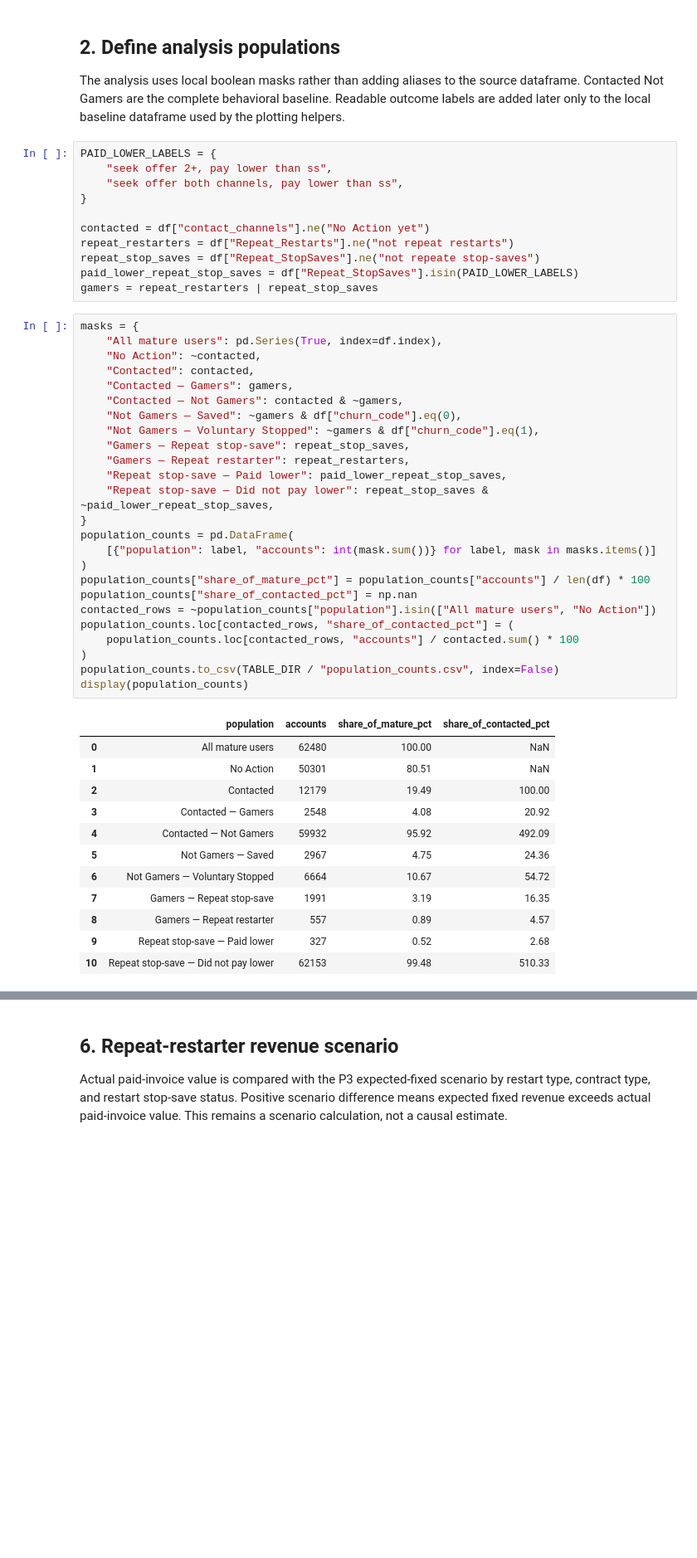
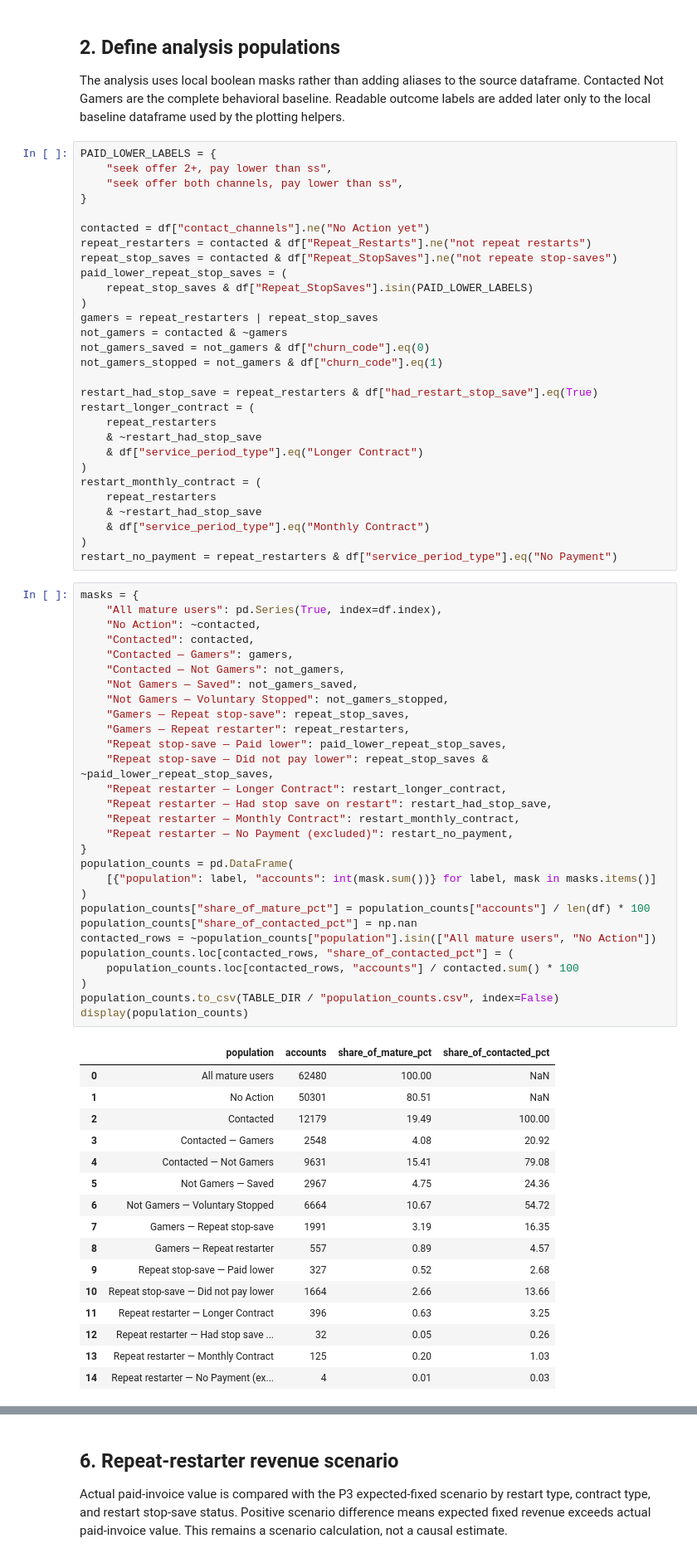
Before and after one commit to ying-gannett/stop_save_pChurn, a Jupyter notebook: src/notebooks/EDA_complete_v3.ipynb, the cells around one changed output, grey strips where cells are left out. Shown at 83% size. Drawn from its saved outputs; the diff is of its cells as text; blank space fills up the shorter version.

```diff
--- a/src/notebooks/EDA_complete_v3.ipynb
+++ b/src/notebooks/EDA_complete_v3.ipynb
@@ -136,48 +139,74 @@ PAID_LOWER_LABELS = {
 }
 
 contacted = df["contact_channels"].ne("No Action yet")
-repeat_restarters = df["Repeat_Restarts"].ne("not repeat restarts")
-repeat_stop_saves = df["Repeat_StopSaves"].ne("not repeate stop-saves")
-paid_lower_repeat_stop_saves = df["Repeat_StopSaves"].isin(PAID_LOWER_LABELS)
+repeat_restarters = contacted & df["Repeat_Restarts"].ne("not repeat restarts")
+repeat_stop_saves = contacted & df["Repeat_StopSaves"].ne("not repeate stop-saves")
+paid_lower_repeat_stop_saves = (
+    repeat_stop_saves & df["Repeat_StopSaves"].isin(PAID_LOWER_LABELS)
+)
 gamers = repeat_restarters | repeat_stop_saves
+not_gamers = contacted & ~gamers
+not_gamers_saved = not_gamers & df["churn_code"].eq(0)
+not_gamers_stopped = not_gamers & df["churn_code"].eq(1)
+
+restart_had_stop_save = repeat_restarters & df["had_restart_stop_save"].eq(True)
+restart_longer_contract = (
+    repeat_restarters
+    & ~restart_had_stop_save
+    & df["service_period_type"].eq("Longer Contract")
+)
+restart_monthly_contract = (
+    repeat_restarters
+    & ~restart_had_stop_save
+    & df["service_period_type"].eq("Monthly Contract")
+)
+restart_no_payment = repeat_restarters & df["service_period_type"].eq("No Payment")
 # %%
 masks = {
     "All mature users": pd.Series(True, index=df.index),
     "No Action": ~contacted,
     "Contacted": contacted,
     "Contacted — Gamers": gamers,
-    "Contacted — Not Gamers": contacted & ~gamers,
-    "Not Gamers — Saved": ~gamers & df["churn_code"].eq(0),
-    "Not Gamers — Voluntary Stopped": ~gamers & df["churn_code"].eq(1),
+    "Contacted — Not Gamers": not_gamers,
+    "Not Gamers — Saved": not_gamers_saved,
+    "Not Gamers — Voluntary Stopped": not_gamers_stopped,
     "Gamers — Repeat stop-save": repeat_stop_saves,
     "Gamers — Repeat restarter": repeat_restarters,
     "Repeat stop-save — Paid lower": paid_lower_repeat_stop_saves,
     "Repeat stop-save — Did not pay lower": repeat_stop_saves & ~paid_lower_repeat_stop_saves,
+    "Repeat restarter — Longer Contract": restart_longer_contract,
+    "Repeat restarter — Had stop save on restart": restart_had_stop_save,
+    "Repeat restarter — Monthly Contract": restart_monthly_contract,
+    "Repeat restarter — No Payment (excluded)": restart_no_payment,
 }
 population_counts = pd.DataFrame(
     [{"population": label, "accounts": int(mask.sum())} for label, mask in masks.items()]
 )
 population_counts["share_of_mature_pct"] = population_counts["accounts"] / len(df) * 100
 population_counts["share_of_contacted_pct"] = np.nan
 contacted_rows = ~population_counts["population"].isin(["All mature users", "No Action"])
 population_counts.loc[contacted_rows, "share_of_contacted_pct"] = (
     population_counts.loc[contacted_rows, "accounts"] / contacted.sum() * 100
 )
 population_counts.to_csv(TABLE_DIR / "population_counts.csv", index=False)
 display(population_counts)
 # %% [output]
 |  | population | accounts | share_of_mature_pct | share_of_contacted_pct |
 | 0 | All mature users | 62480 | 100.00 | NaN |
 | 1 | No Action | 50301 | 80.51 | NaN |
 | 2 | Contacted | 12179 | 19.49 | 100.00 |
 | 3 | Contacted — Gamers | 2548 | 4.08 | 20.92 |
-| 4 | Contacted — Not Gamers | 59932 | 95.92 | 492.09 |
+| 4 | Contacted — Not Gamers | 9631 | 15.41 | 79.08 |
 | 5 | Not Gamers — Saved | 2967 | 4.75 | 24.36 |
 | 6 | Not Gamers — Voluntary Stopped | 6664 | 10.67 | 54.72 |
 | 7 | Gamers — Repeat stop-save | 1991 | 3.19 | 16.35 |
 | 8 | Gamers — Repeat restarter | 557 | 0.89 | 4.57 |
 | 9 | Repeat stop-save — Paid lower | 327 | 0.52 | 2.68 |
-| 10 | Repeat stop-save — Did not pay lower | 62153 | 99.48 | 510.33 |
+| 10 | Repeat stop-save — Did not pay lower | 1664 | 2.66 | 13.66 |
+| 11 | Repeat restarter — Longer Contract | 396 | 0.63 | 3.25 |
+| 12 | Repeat restarter — Had stop save ... | 32 | 0.05 | 0.26 |
+| 13 | Repeat restarter — Monthly Contract | 125 | 0.20 | 1.03 |
+| 14 | Repeat restarter — No Payment (ex... | 4 | 0.01 | 0.03 |
 # %%
 quality_populations = {
     "All mature users": df,
```
Also changed, not shown: parts of 16 cells of this notebook.
